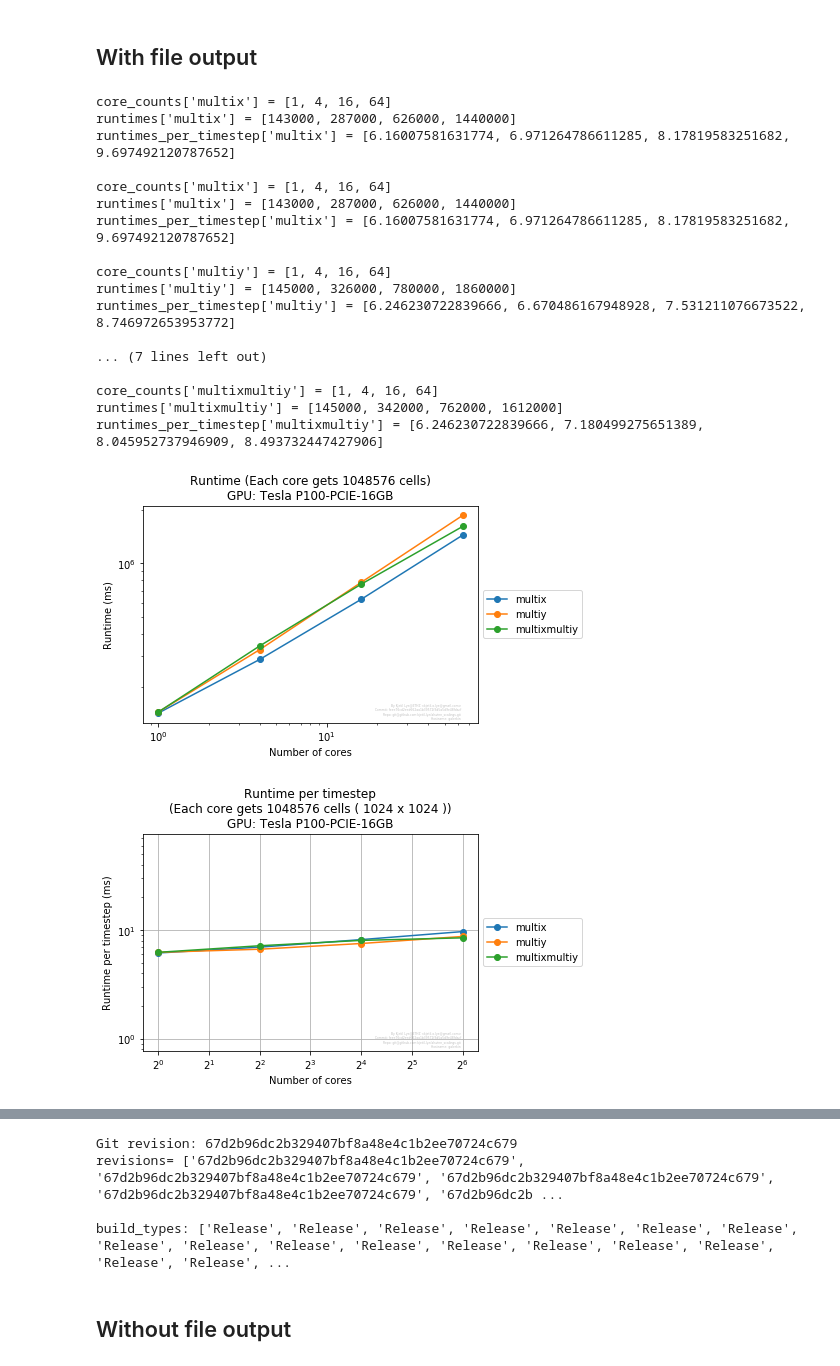
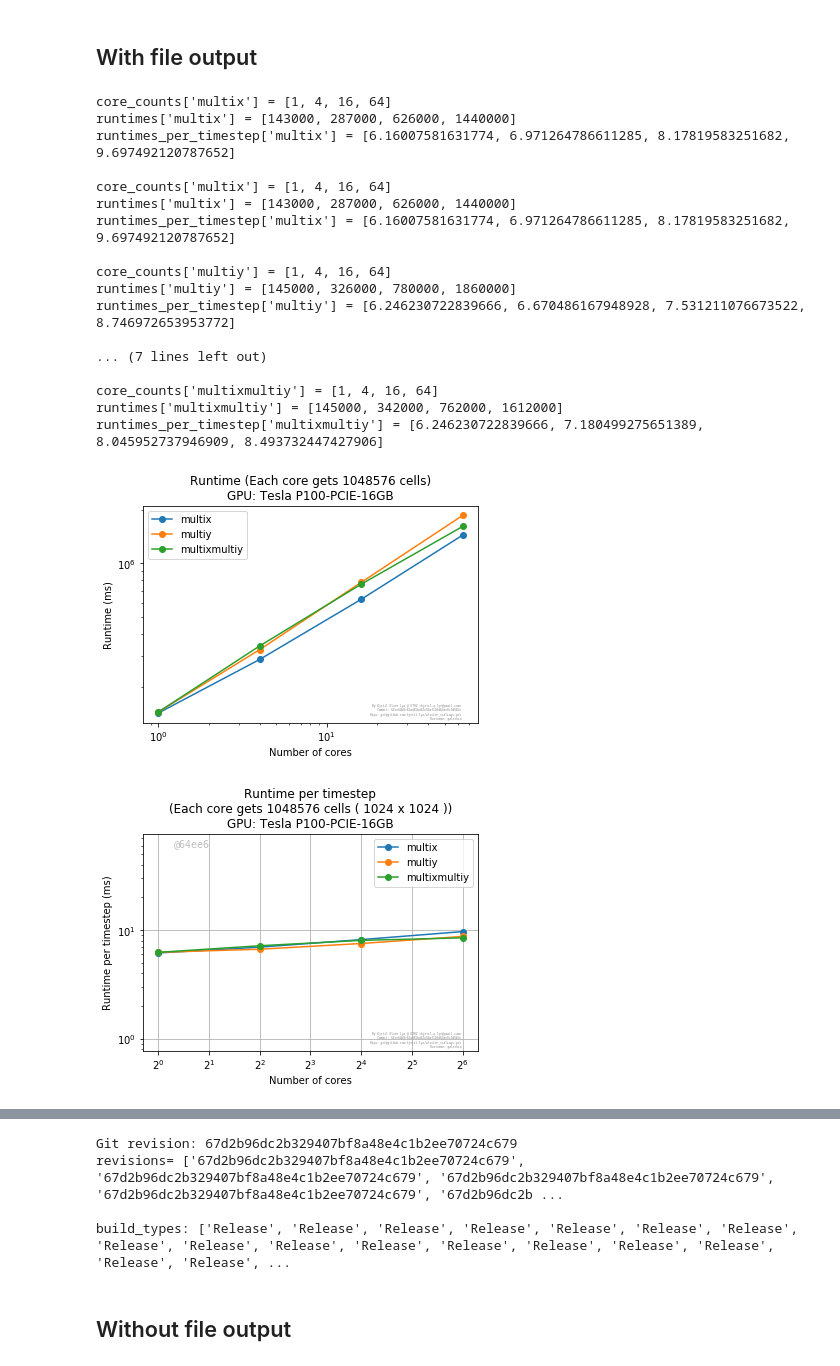
Before and after one commit to kjetil-lye/alsvinn_scalings, a Jupyter notebook: notebooks/WeakScalingReport2DCUDA.ipynb, the cells around one changed output, grey strips where cells are left out. Drawn from its saved outputs; the diff is of its cells as text; code cells hidden in the pictures.

Commit message:
moved legends inside

```diff
--- a/notebooks/WeakScalingReport2DCUDA.ipynb
+++ b/notebooks/WeakScalingReport2DCUDA.ipynb
@@ -69,7 +69,8 @@ for base_N in base_Ns:
             plt.xlabel('Number of cores')
             plt.ylabel('Runtime (ms)')
             ax = plt.gca()
-            ax.legend(loc='center left', bbox_to_anchor=(1, 0.5))
+            #ax.legend(loc='center left', bbox_to_anchor=(1, 0.5))
+            plt.legend()
 
 
             plt.figure(1)
@@ -87,7 +88,8 @@ for base_N in base_Ns:
 
             plt.grid(True)
             ax = plt.gca()
-            ax.legend(loc='center left', bbox_to_anchor=(1, 0.5))
+            #ax.legend(loc='center left', bbox_to_anchor=(1, 0.5))
+            plt.legend()
 
             plt.figure(2)
             plt.ylim(0,100)
@@ -100,7 +102,8 @@ for base_N in base_Ns:
             plt.grid(True)
 
             plt.semilogx(core_counts, overhead, '-o', label=setup, basex=2**2)
-            legendLeft()
+            #legendLeft()
+            plt.legend()
             #ax.legend(loc='center left', bbox_to_anchor=(1, 0.5))
             print("core_counts['%s'] = %s" % (setup, core_counts))
             print("runtimes['%s'] = %s" % (setup, runtimes))
@@ -129,32 +132,32 @@ for base_N in base_Ns:
         raise e
 try:
 
 
     print("Git revision: %s" % git_revision )
     plt.show()
     print("revisions= %s" % revisions)
     print()
     print("build_types: %s" % build_types)
 except Exception as e:
     errors+= str(e)+'\n'
     raise e
 # %% [output]
 core_counts['multix'] = [1, 4, 16, 64]
 runtimes['multix'] = [143000, 287000, 626000, 1440000]
 runtimes_per_timestep['multix'] = [6.16007581631774, 6.971264786611285, 8.17819583251682, 9.697492120787652]
 
 core_counts['multix'] = [1, 4, 16, 64]
 runtimes['multix'] = [143000, 287000, 626000, 1440000]
 runtimes_per_timestep['multix'] = [6.16007581631774, 6.971264786611285, 8.17819583251682, 9.697492120787652]
 
 core_counts['multiy'] = [1, 4, 16, 64]
 runtimes['multiy'] = [145000, 326000, 780000, 1860000]
 runtimes_per_timestep['multiy'] = [6.246230722839666, 6.670486167948928, 7.531211076673522, 8.746972653953772]
 
 ... (7 lines left out)
 
 core_counts['multixmultiy'] = [1, 4, 16, 64]
 runtimes['multixmultiy'] = [145000, 342000, 762000, 1612000]
 runtimes_per_timestep['multixmultiy'] = [6.246230722839666, 7.180499275651389, 8.045952737946909, 8.493732447427906]
-[figure, old version]
+[figure, new version]
-[figure, old version]
+[figure, new version]
```
Also changed, not shown: parts of 2 cells of this notebook, 12 other files.
